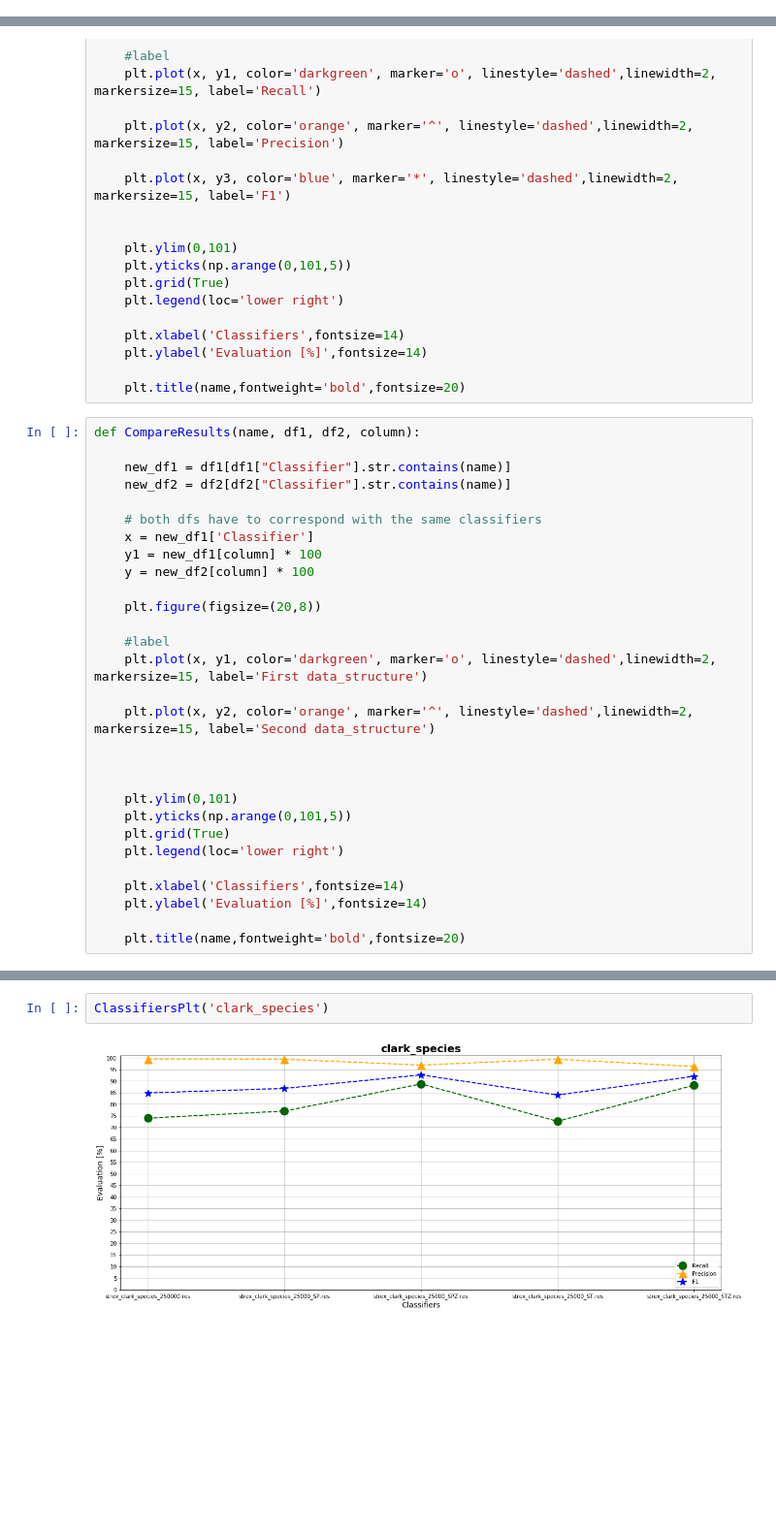
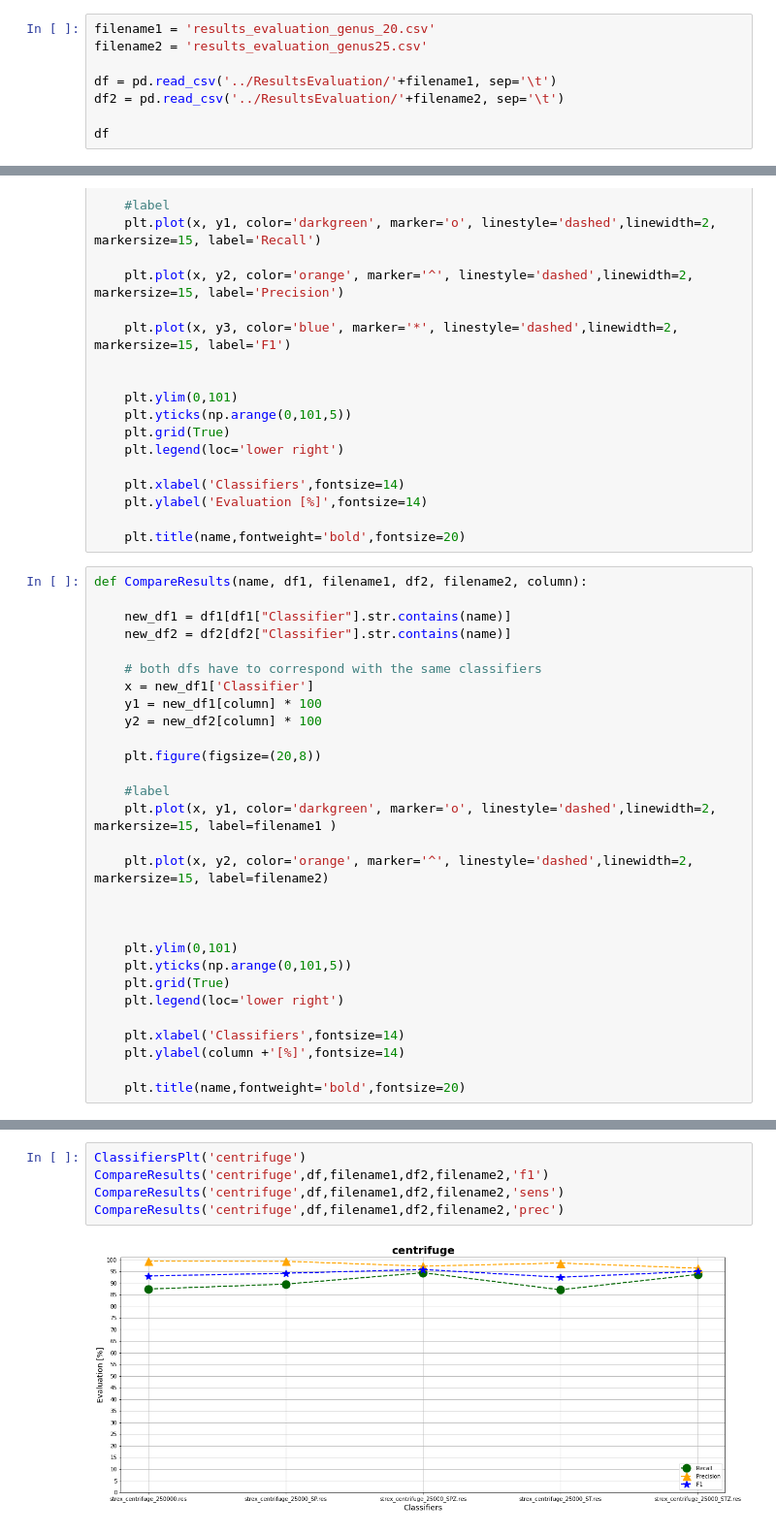
Before and after one commit to leonardoagg/Bioinformatics-Project, a Jupyter notebook: Analysis/ResultsEvaluationAnalysis.ipynb, the cells around one changed output, grey strips where cells are left out. Shown at 97% size. Drawn from its saved outputs; the diff is of its cells as text; blank space fills up the shorter version.

```diff
--- a/Analysis/ResultsEvaluationAnalysis.ipynb
+++ b/Analysis/ResultsEvaluationAnalysis.ipynb
@@ -25,0 +5,8 @@ df
+# %%
+filename1 = 'results_evaluation_genus_20.csv'
+filename2 = 'results_evaluation_genus25.csv'
+
+df = pd.read_csv('../ResultsEvaluation/'+filename1, sep='\t')
+df2 = pd.read_csv('../ResultsEvaluation/'+filename2, sep='\t')
+
+df
@@ -78,7 +83,7 @@ def ClassifiersPlt(name):
 
     plt.title(name,fontweight='bold',fontsize=20)
 # %%
-def CompareResults(name, df1, df2, column):
+def CompareResults(name, df1, filename1, df2, filename2, column):
 
     new_df1 = df1[df1["Classifier"].str.contains(name)]
     new_df2 = df2[df2["Classifier"].str.contains(name)]
@@ -86,14 +91,14 @@ def CompareResults(name, df1, df2, column):
     # both dfs have to correspond with the same classifiers
     x = new_df1['Classifier']
     y1 = new_df1[column] * 100
-    y = new_df2[column] * 100
+    y2 = new_df2[column] * 100
 
     plt.figure(figsize=(20,8))
 
     #label
-    plt.plot(x, y1, color='darkgreen', marker='o', linestyle='dashed',linewidth=2, markersize=15, label='First data_structure')
+    plt.plot(x, y1, color='darkgreen', marker='o', linestyle='dashed',linewidth=2, markersize=15, label=filename1 )
 
-    plt.plot(x, y2, color='orange', marker='^', linestyle='dashed',linewidth=2, markersize=15, label='Second data_structure')
+    plt.plot(x, y2, color='orange', marker='^', linestyle='dashed',linewidth=2, markersize=15, label=filename2)
 
 
 
@@ -103,6 +108,6 @@ def CompareResults(name, df1, df2, column):
     plt.legend(loc='lower right')
 
     plt.xlabel('Classifiers',fontsize=14)
-    plt.ylabel('Evaluation [%]',fontsize=14)
+    plt.ylabel(column +'[%]',fontsize=14)
 
     plt.title(name,fontweight='bold',fontsize=20)
@@ -117,4 +114,7 @@ ClassifiersPlt('kraken1')
-# %%
-ClassifiersPlt('clark_species')
-# %% [output]
-[figure, removed]
+# %%
+ClassifiersPlt('centrifuge')
+CompareResults('centrifuge',df,filename1,df2,filename2,'f1')
+CompareResults('centrifuge',df,filename1,df2,filename2,'sens')
+CompareResults('centrifuge',df,filename1,df2,filename2,'prec')
+# %% [output]
+[figure, added]
```
Also changed, not shown: parts of 7 cells of this notebook, 4 other files.
